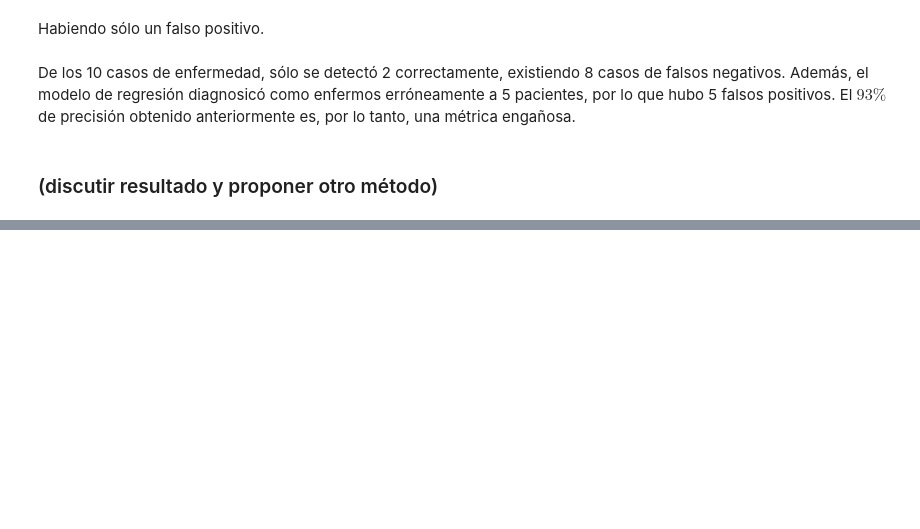
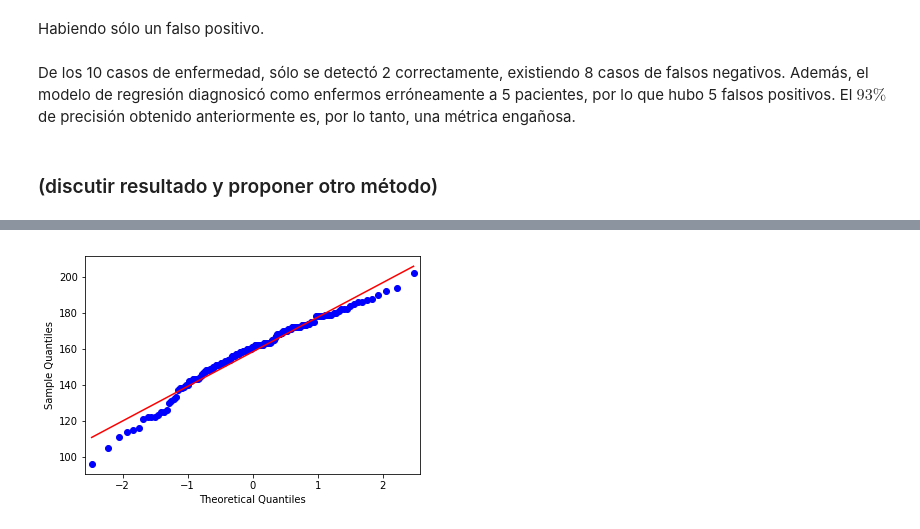
Before and after one commit to Buguemar/Tarea1ML, a Jupyter notebook: Pregunta-5.ipynb, the cells around one changed output, grey strips where cells are left out. Cells and saved outputs as stored; diff of their text form; code cells hidden in the pictures; blank space fills up the shorter version.

```diff
--- a/Pregunta-5.ipynb
+++ b/Pregunta-5.ipynb
@@ -218,0 +285,5 @@ De los 10 casos de enfermedad, sólo se detectó 2 correctamente, existiendo 8 c
+# %%
+pylab.clf
+sm.qqplot(np.asarray(no_enfermos), line='s')
+# %% [output]
+[figure, added]
```
Also changed, not shown: parts of 16 cells of this notebook.
